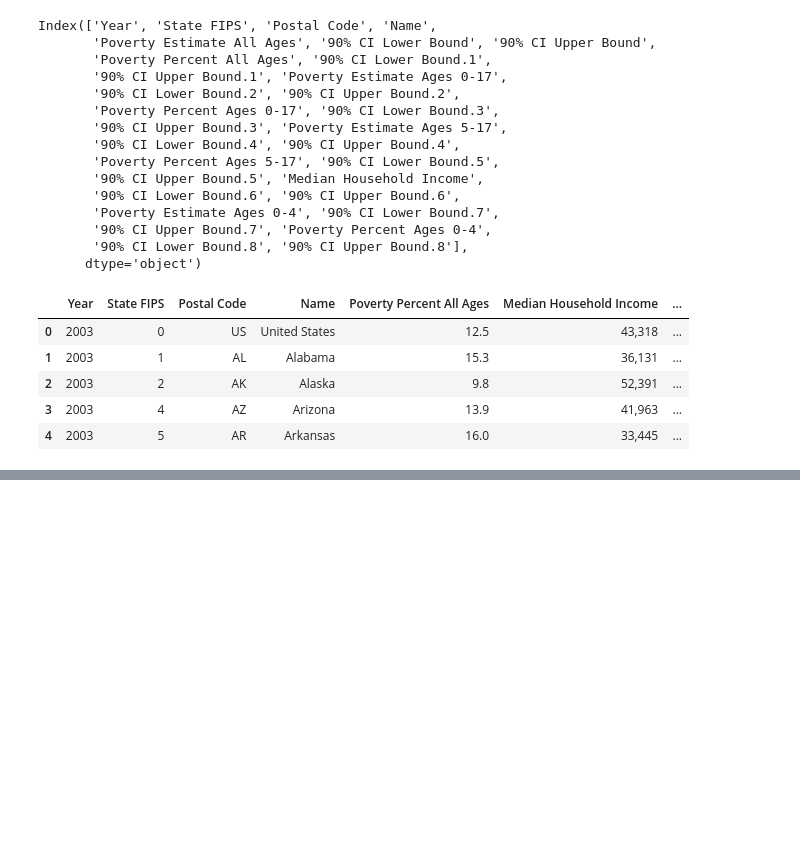
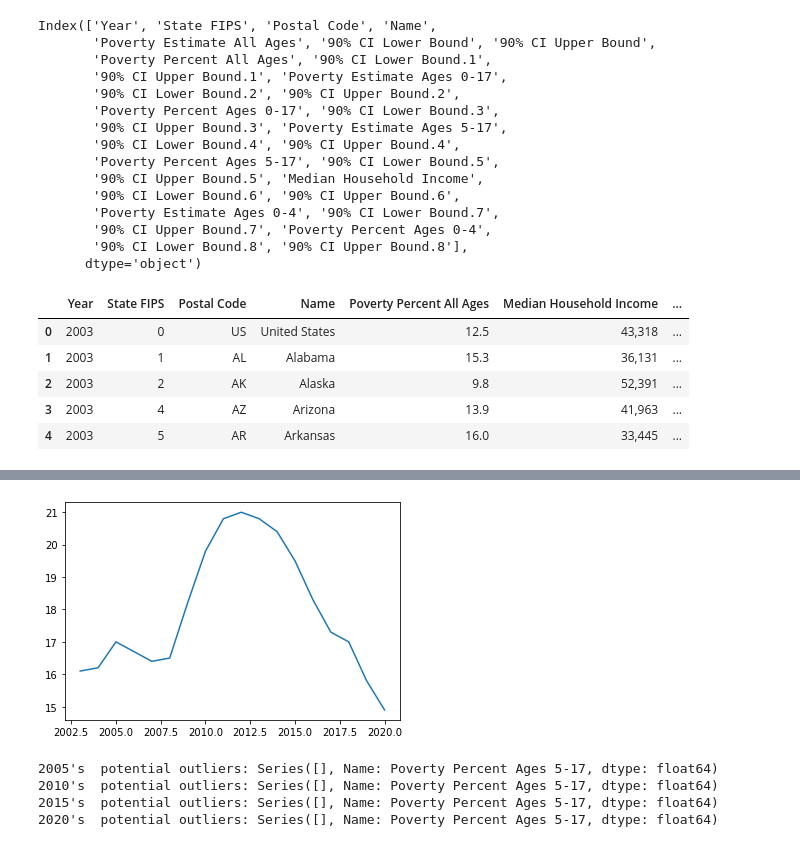
Before and after one commit to hthelander/Project-1, a Jupyter notebook: poverty_stats/poverty.ipynb, the cells around one changed output, grey strips where cells are left out. Cells and saved outputs as stored; diff of their text form; code cells hidden in the pictures; blank space fills up the shorter version.

```diff
--- a/poverty_stats/poverty.ipynb
+++ b/poverty_stats/poverty.ipynb
@@ -70,0 +96,41 @@ reduced_poverty_df.head()
+# %%
+plt.plot(x,y)
+plt.show()
+# %% [output]
+[figure, added]
+# %%
+year=[2005, 2010, 2015, 2020]
+
+# Create empty list to fill with tumor vol data (for plotting)
+poverty_percent=[]
+
+for x in year:
+    poverty= reduced_poverty_df.loc[reduced_poverty_df["Year"]==x,"Poverty Percent Ages 5-17"]
+    poverty_percent.append(poverty)
+
+
+
+# Calculate the IQR and quantitatively determine if there are any potential outliers.
+
+ # Locate the rows which contain mice on each drug and get the tumor volumes
+
+    quartiles=poverty.quantile([.25,.5,.75])
+    lowerq=quartiles[0.25]
+    upperq=quartiles[0.75]
+    iqr=upperq-lowerq
+
+ # add subset
+
+
+ # Determine outliers using upper and lower bounds
+    lower_bound=lowerq-(1.5*iqr)
+    upper_bound=upperq+(1.5*iqr)
+
+    outliers=poverty.loc[(poverty>upper_bound)|(poverty<lower_bound)]
+    outliers
+    print(f'{x}\'s  potential outliers: {outliers}')
+# %% [output]
+2005's  potential outliers: Series([], Name: Poverty Percent Ages 5-17, dtype: float64)
+2010's  potential outliers: Series([], Name: Poverty Percent Ages 5-17, dtype: float64)
+2015's  potential outliers: Series([], Name: Poverty Percent Ages 5-17, dtype: float64)
+2020's  potential outliers: Series([], Name: Poverty Percent Ages 5-17, dtype: float64)
```
Also changed, not shown: parts of 6 cells of this notebook.
